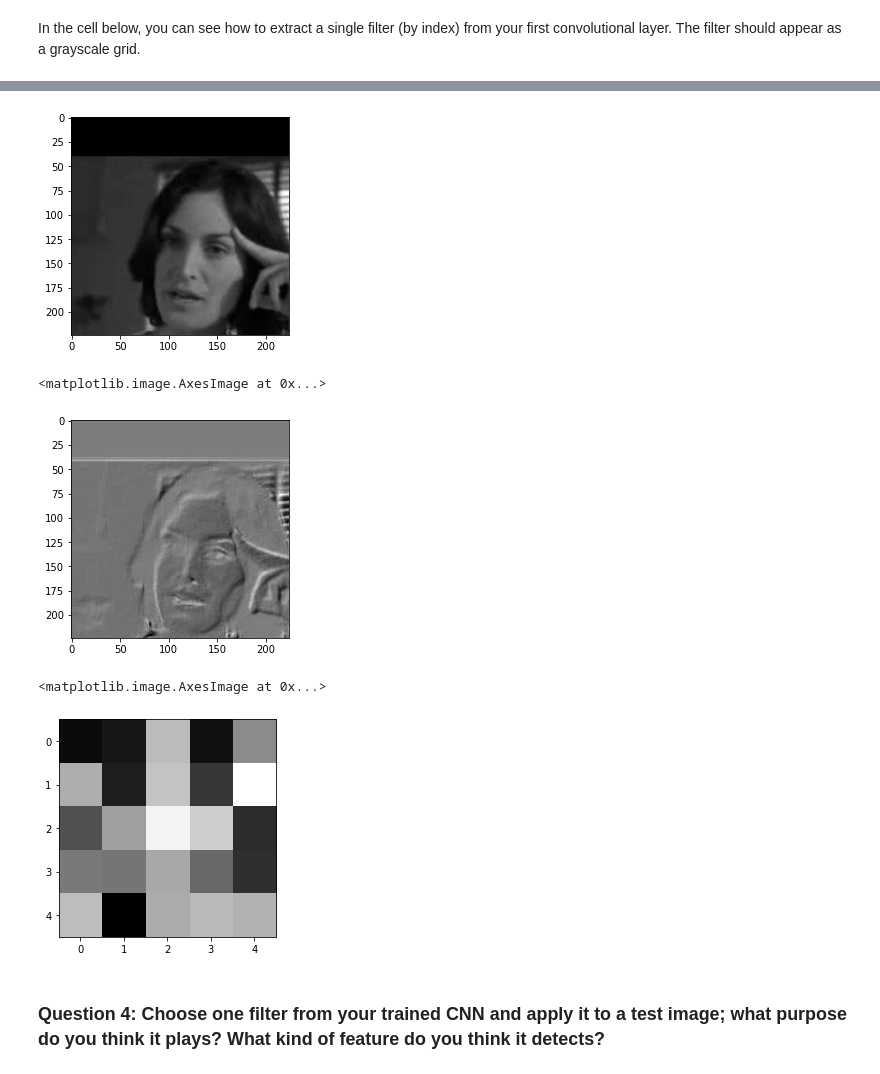
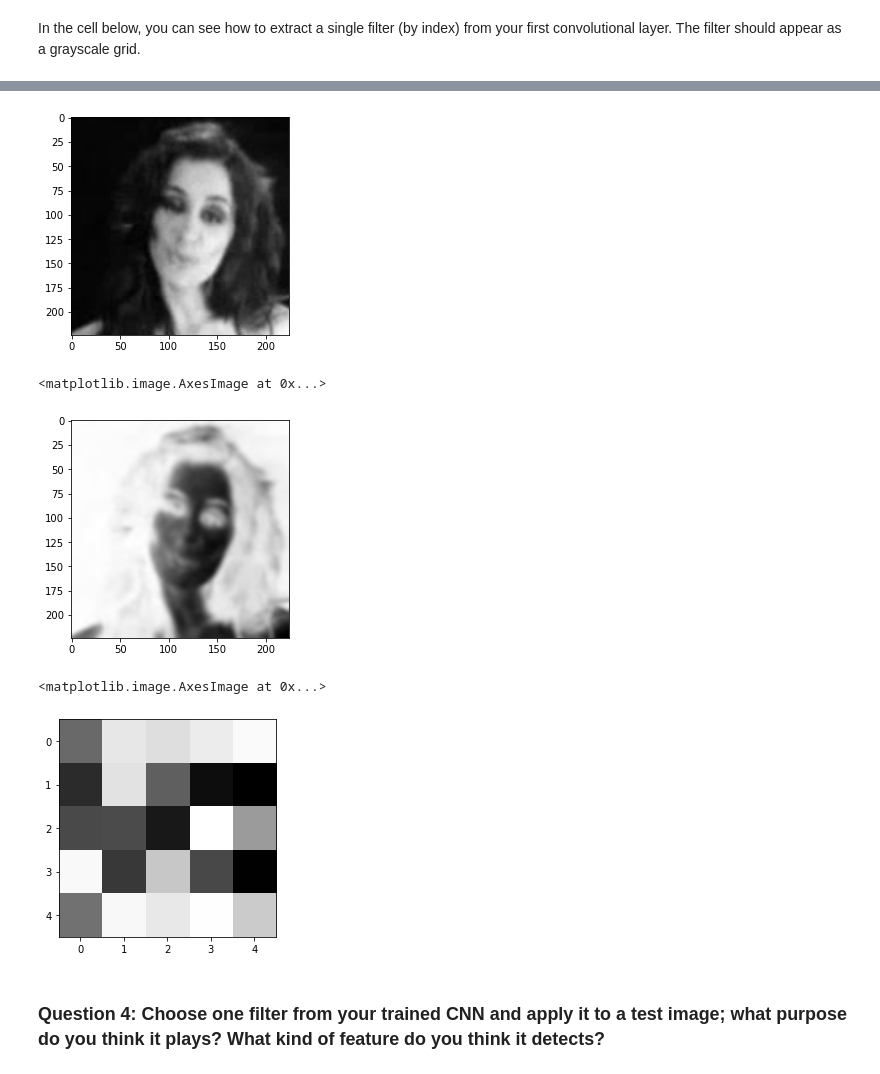
Before and after one commit to miniermatar/Udacity_Facial_Keypoints, a Jupyter notebook: 2. Define the Network Architecture.ipynb, the cells around one changed output, grey strips where cells are left out. Drawn from its saved outputs; the diff is of its cells as text; code cells hidden in the pictures.

```diff
--- a/2. Define the Network Architecture.ipynb
+++ b/2. Define the Network Architecture.ipynb
@@ -194,7 +196,7 @@ test_dataset = FacialKeypointsDataset(csv_file='data/test_frames_keypoints.csv',
                                              transform=data_transform)
 # %%
 # load test data in batches
-batch_size = 40
+batch_size = 32
 
 test_loader = DataLoader(test_dataset,
                           batch_size=batch_size,
@@ -479,9 +481,9 @@ In the cell below, you can see how to extract a single filter (by index) from yo
 # if necessary, change this to reflect the name of your first conv layer
 weights1 = net.conv1.weight.data
 
-w = weights1.numpy()
+w = weights1.cpu().numpy()
 
-filter_index = 3
+filter_index = 0
 
 print(w[filter_index][0])
 print(w[filter_index][0].shape)
@@ -512,27 +514,27 @@ Next, choose a test image and filter it with one of the convolutional kernels in
 # %%
 ##TODO: load in and display any image from the transformed test dataset
 import cv2
 # un-transform the image data
-image = test_images[0].data   # get the image from it's wrapper
-image = image.numpy()   # convert to numpy array from a Tensor
+image = test_images[7].data   # get the image from it's wrapper
+image = image.cpu().numpy()   # convert to numpy array from a Tensor
 image = np.transpose(image, (1, 2, 0))   # transpose to go from torch to numpy image
 plt.imshow(image,cmap='gray')
 
 ## TODO: Using cv's filter2D function,
 ## apply a specific set of filter weights (like the one displayed above) to the test image
 filtered_image = cv2.filter2D(image, -1, w[filter_index][0])
 # %% [output]
-[figure, old version]
+[figure, new version]
 # %%
 plt.imshow(filtered_image,cmap='gray')
 # %% [output]
 <matplotlib.image.AxesImage at 0x...>
-[figure, old version]
+[figure, new version]
 # %%
 plt.imshow(w[filter_index][0], cmap='gray')
 # %% [output]
 <matplotlib.image.AxesImage at 0x...>
-[figure, old version]
+[figure, new version]
 # %% [markdown]
 ### Question 4: Choose one filter from your trained CNN and apply it to a test image; what purpose do you think it plays? What kind of feature do you think it detects?
 # %% [markdown]
```
Also changed, not shown: parts of 12 cells of this notebook, 2 other files.
